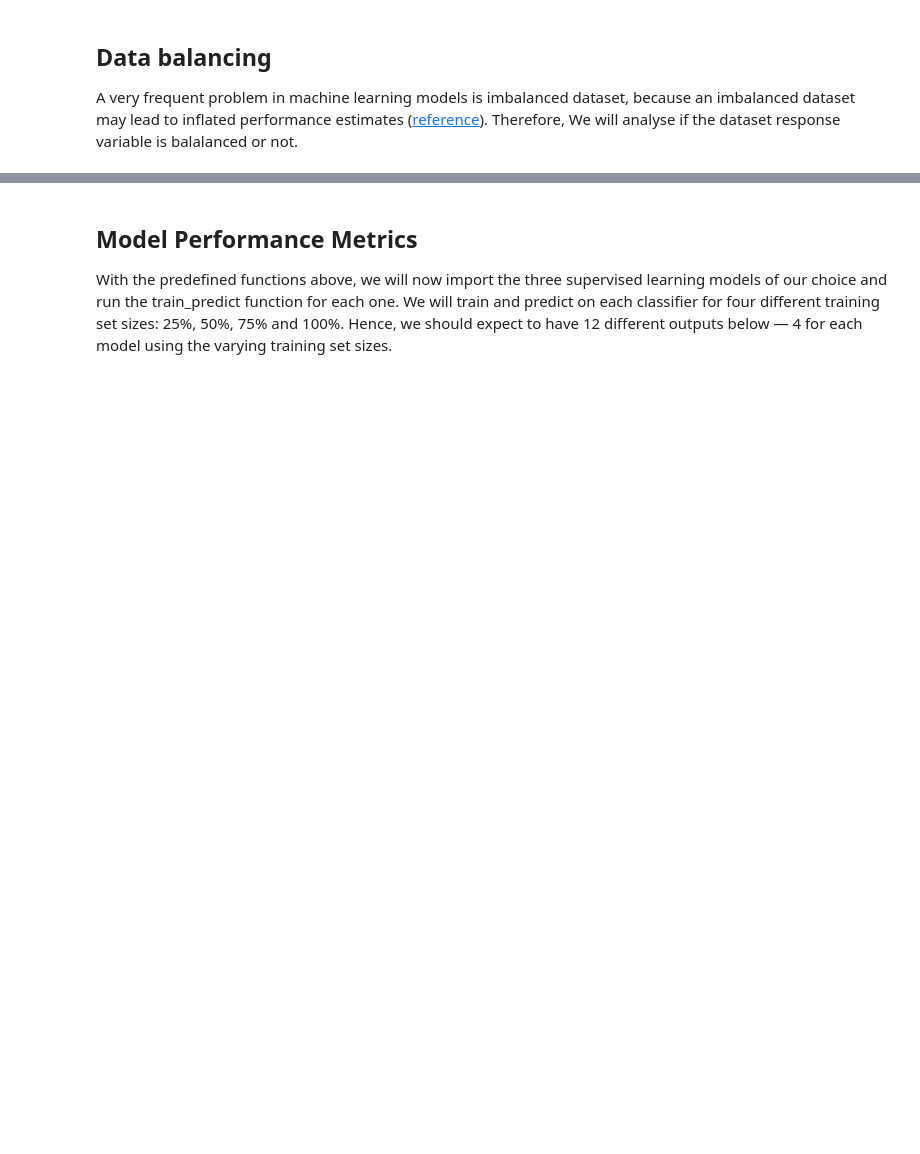
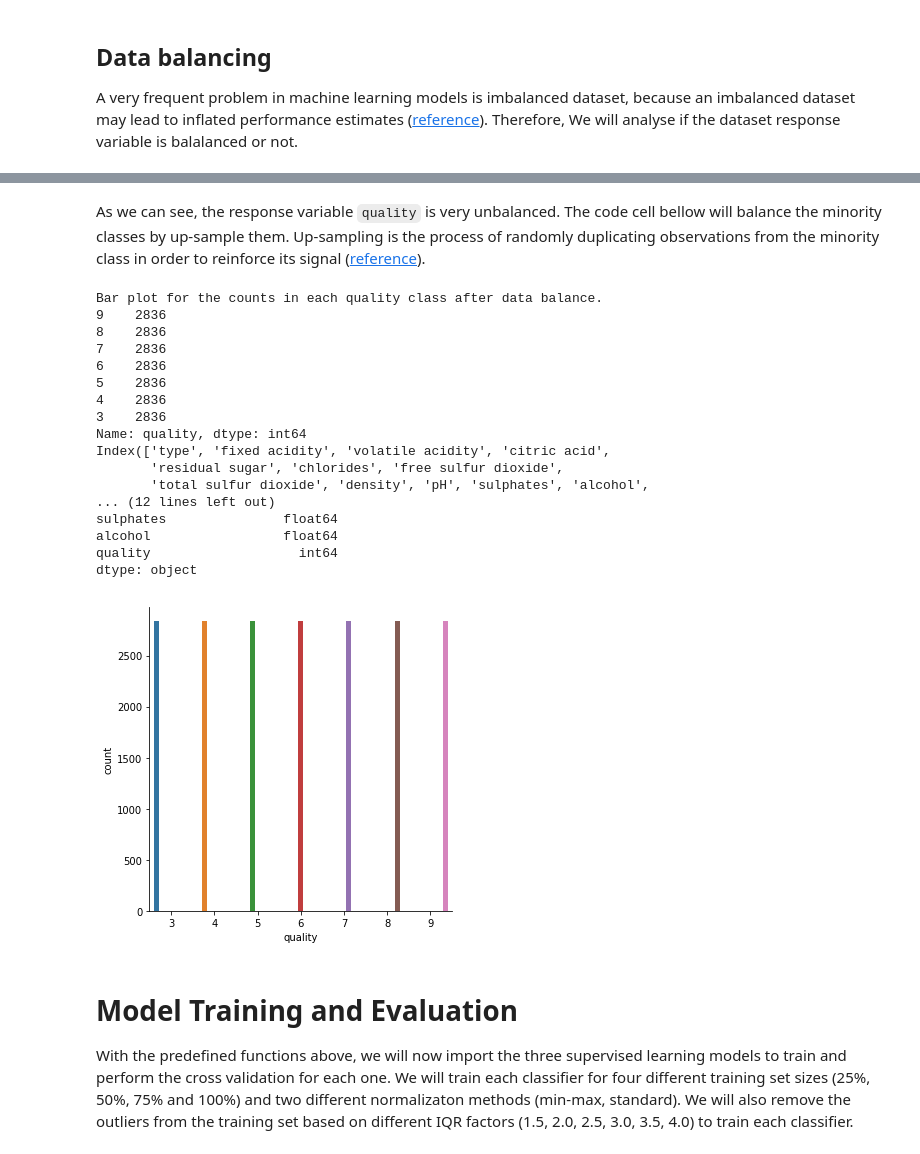
Before and after one commit to fernandojunior/wine-test, a Jupyter notebook: notebook.ipynb, the cells around one changed output, grey strips where cells are left out. Saved outputs shown, nothing was run; the diff lists cells and outputs as text; code cells hidden in the pictures; blank space fills up the shorter version.

```diff
--- a/notebook.ipynb
+++ b/notebook.ipynb
@@ -219,3 +228,52 @@ As we can see, the response variable `quality` is unbalanced and probably we'll
+# %% [markdown]
+As we can see, the response variable `quality` is very unbalanced. The code cell bellow will balance the minority classes by up-sample them. Up-sampling is the process of randomly duplicating observations from the minority class in order to reinforce its signal ([reference](https://elitedatascience.com/imbalanced-classes)).
+# %%
+from sklearn.utils import resample
+
+def upsample(data, target_col, majority_class):
+    '''
+    Upsample minority class based on majority_class size of a give target column
+    '''
+    target_classes = data[target_col].unique()
+    majoritary_df = data[data[target_col] == majority_class]
+    majoritary_size = majoritary_df.shape[0]
+    frames = [majoritary_df]
+
+    # combine majority class data frame with upsampled minority ones
+    for target_class in target_classes:
+        if target_class == majority_class:
+            continue
+        df = data[data[target_col] == target_class]
+        df_upsampled = resample(df, replace=True, n_samples=majoritary_size, random_state=123)
+        frames.append(df_upsampled)
+    data_balanced = pd.concat(frames)
+    return data_balanced
+
+target_majority_class = 6
+data_balanced = upsample(data, target_col, target_majority_class)
+
+print("Bar plot for the counts in each quality class after data balance.")
+sns.catplot("quality", data=data_balanced, hue='quality', kind="count")
+print(data_balanced[target_col].value_counts())
+# %% [output]
+Bar plot for the counts in each quality class after data balance.
+9    2836
+8    2836
+7    2836
+6    2836
+5    2836
+4    2836
+3    2836
+Name: quality, dtype: int64
+Index(['type', 'fixed acidity', 'volatile acidity', 'citric acid',
+       'residual sugar', 'chlorides', 'free sulfur dioxide',
+       'total sulfur dioxide', 'density', 'pH', 'sulphates', 'alcohol',
+... (12 lines left out)
+sulphates               float64
+alcohol                 float64
+quality                   int64
+dtype: object
+[figure, added]
 # %% [markdown]
-## Model Performance Metrics
-With the predefined functions above, we will now import the three supervised learning models of our choice and run the train_predict function for each one. We will train and predict on each classifier for four different training set sizes: 25%, 50%, 75% and 100%. Hence, we should expect to have 12 different outputs below — 4 for each model using the varying training set sizes.
+# Model Training and Evaluation
+With the predefined functions above, we will now import the three supervised learning models to train and  perform the cross validation for each one. We will train each classifier for four different training set sizes (25%, 50%, 75% and 100%) and two different normalizaton methods (min-max, standard). We will also remove the outliers from the training set based on different IQR factors (1.5, 2.0, 2.5, 3.0, 3.5, 4.0) to train each classifier.
```
Also changed, not shown: parts of 14 cells of this notebook.
